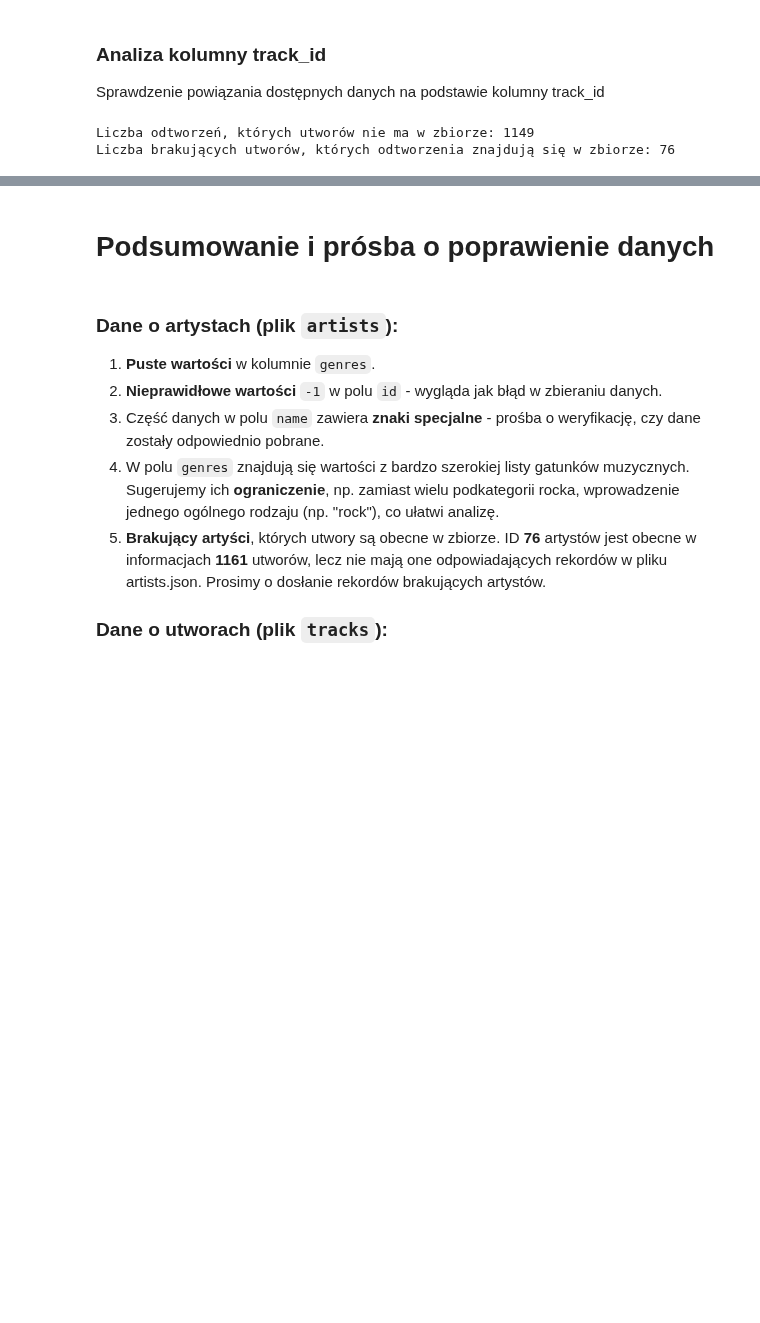
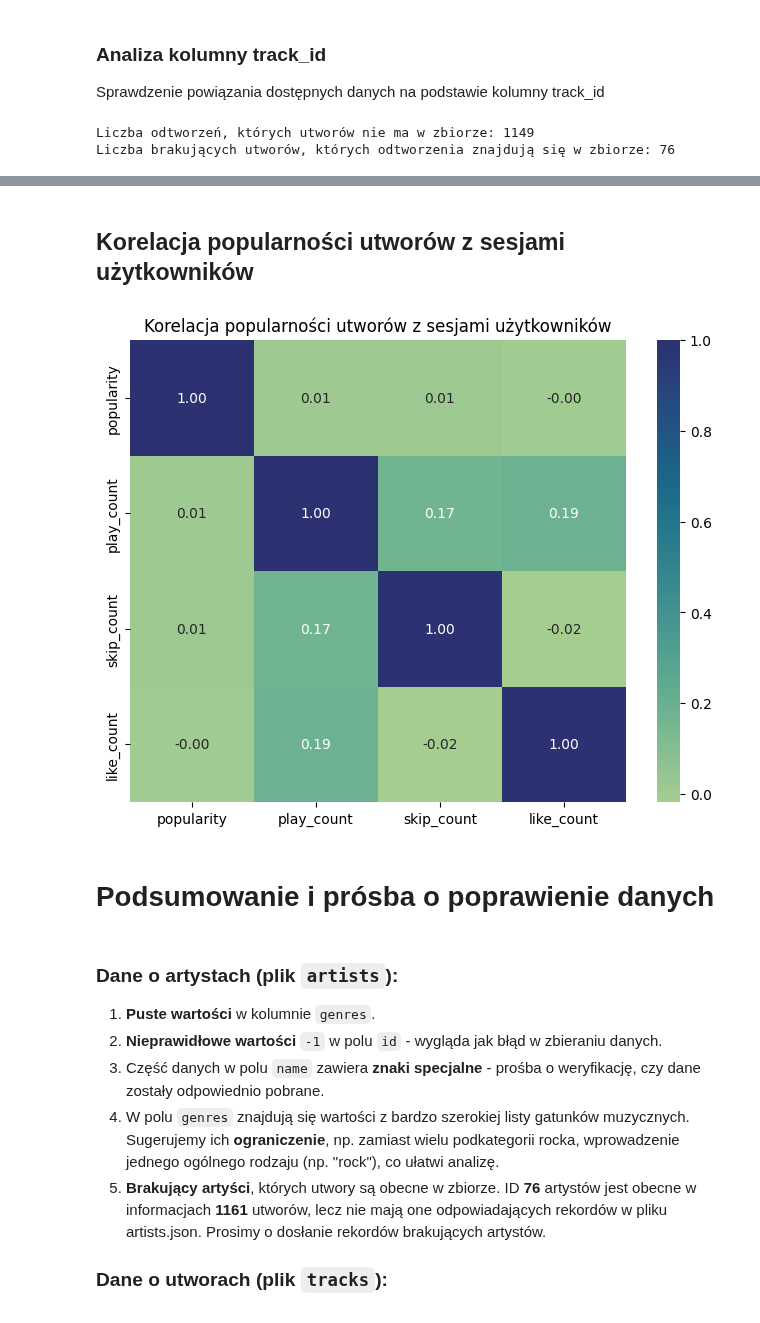
Before and after one commit to dominikaferfecka/TrendingSongForecast, a Jupyter notebook: IUM_etap1.ipynb, the cells around one changed output, grey strips where cells are left out. Drawn from its saved outputs; the diff is of its cells as text; code cells hidden in the pictures; blank space fills up the shorter version.

Commit message:
add input and output variables, and correlation

```diff
--- a/IUM_etap1.ipynb
+++ b/IUM_etap1.ipynb
@@ -396,3 +490,31 @@ Liczba brakujących utworów, których odtworzenia znajdują się w zbiorze: 76
+# %% [markdown]
+## Korelacja popularności utworów z sesjami użytkowników
+# %%
+sessions_data = sessions_data[
+    sessions_data["event_type"].notnull() & (sessions_data["event_type"] != "advertisment")
+]
+
+session_events = (
+    sessions_data.groupby(["track_id", "event_type"])
+    .size()
+    .unstack(fill_value=0)
+    .reset_index()
+)
+
+session_events.columns = ["track_id", "like_count", "play_count", "skip_count"]
+merged_data = pd.merge(tracks_data, session_events, left_on="id", right_on="track_id", how="inner")
+correlation_data = merged_data[["popularity", "play_count", "skip_count", "like_count"]]
+
+correlation_data = correlation_data.dropna()
+popularity_corr = correlation_data.corr(method="spearman")
+
+
+plt.figure(figsize=(8, 6))
+sns.heatmap(popularity_corr, annot=True, cmap="crest", fmt=".2f")
+plt.title("Korelacja popularności utworów z sesjami użytkowników")
+plt.show()
+# %% [output]
+[figure, added]
 # %% [markdown]
 # Podsumowanie i prósba o poprawienie danych
 # %% [markdown]
```
Also changed, not shown: parts of 11 cells of this notebook.
